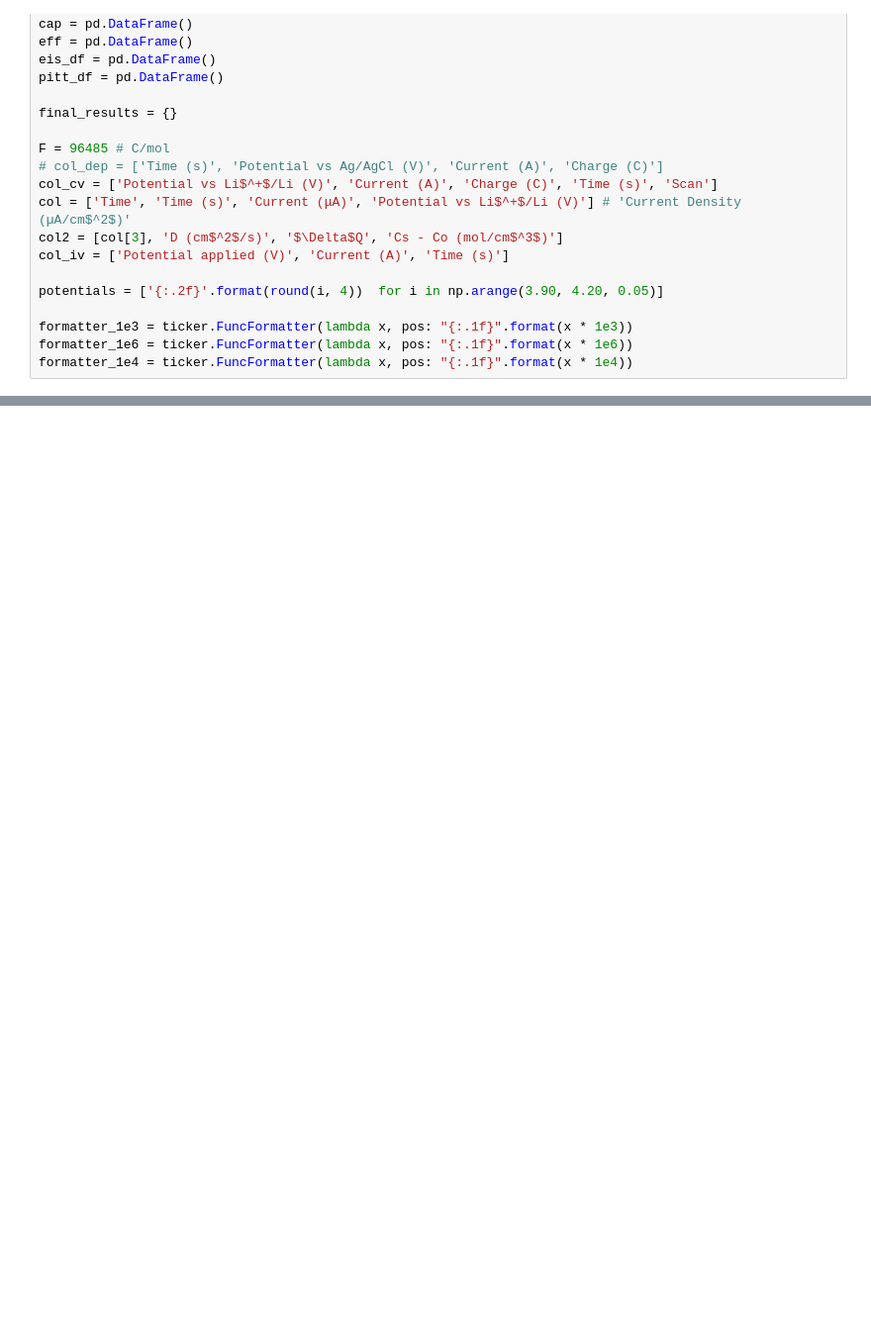
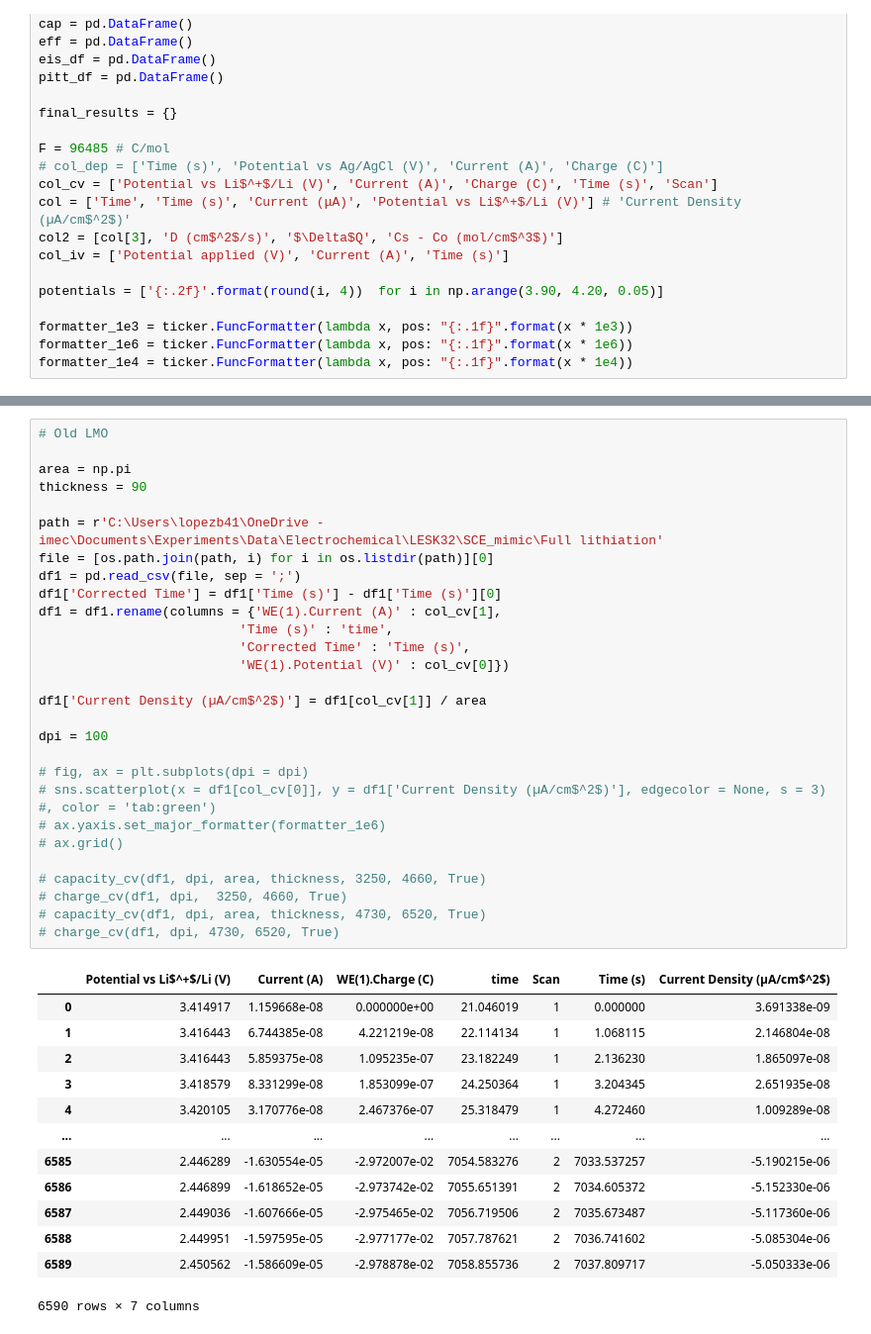
Before and after one commit to ridcil/Code, a Jupyter notebook: 2024/LMO_TiO2.ipynb, the cells around one changed output, grey strips where cells are left out. Shown at 99% size. Cells and saved outputs as stored; diff of their text form; blank space fills up the shorter version.

```diff
--- a/2024/LMO_TiO2.ipynb
+++ b/2024/LMO_TiO2.ipynb
@@ -77 +92,43 @@ def charge_cv(df, time_cut_off_beg, time_cut_off_end):
+# %%
+# Old LMO
+
+area = np.pi
+thickness = 90
+
+path = r'C:\Users\lopezb41\OneDrive - imec\Documents\Experiments\Data\Electrochemical\LESK32\SCE_mimic\Full lithiation'
+file = [os.path.join(path, i) for i in os.listdir(path)][0]
+df1 = pd.read_csv(file, sep = ';')
+df1['Corrected Time'] = df1['Time (s)'] - df1['Time (s)'][0]
+df1 = df1.rename(columns = {'WE(1).Current (A)' : col_cv[1],
+                          'Time (s)' : 'time',
+                          'Corrected Time' : 'Time (s)',
+                          'WE(1).Potential (V)' : col_cv[0]})
+
+df1['Current Density (µA/cm$^2$)'] = df1[col_cv[1]] / area
+
+dpi = 100
+
+# fig, ax = plt.subplots(dpi = dpi)
+# sns.scatterplot(x = df1[col_cv[0]], y = df1['Current Density (µA/cm$^2$)'], edgecolor = None, s = 3) #, color = 'tab:green')
+# ax.yaxis.set_major_formatter(formatter_1e6)
+# ax.grid()
+
+# capacity_cv(df1, dpi, area, thickness, 3250, 4660, True)
+# charge_cv(df1, dpi,  3250, 4660, True)
+# capacity_cv(df1, dpi, area, thickness, 4730, 6520, True)
+# charge_cv(df1, dpi, 4730, 6520, True)
+# %% [output]
+|  | Potential vs Li$^+$/Li (V) | Current (A) | WE(1).Charge (C) | time | Scan | Time (s) | Current Density (µA/cm$^2$) |
+| 0 | 3.414917 | 1.159668e-08 | 0.000000e+00 | 21.046019 | 1 | 0.000000 | 3.691338e-09 |
+| 1 | 3.416443 | 6.744385e-08 | 4.221219e-08 | 22.114134 | 1 | 1.068115 | 2.146804e-08 |
+| 2 | 3.416443 | 5.859375e-08 | 1.095235e-07 | 23.182249 | 1 | 2.136230 | 1.865097e-08 |
+| 3 | 3.418579 | 8.331299e-08 | 1.853099e-07 | 24.250364 | 1 | 3.204345 | 2.651935e-08 |
+| 4 | 3.420105 | 3.170776e-08 | 2.467376e-07 | 25.318479 | 1 | 4.272460 | 1.009289e-08 |
+| ... | ... | ... | ... | ... | ... | ... | ... |
+| 6585 | 2.446289 | -1.630554e-05 | -2.972007e-02 | 7054.583276 | 2 | 7033.537257 | -5.190215e-06 |
+| 6586 | 2.446899 | -1.618652e-05 | -2.973742e-02 | 7055.651391 | 2 | 7034.605372 | -5.152330e-06 |
+| 6587 | 2.449036 | -1.607666e-05 | -2.975465e-02 | 7056.719506 | 2 | 7035.673487 | -5.117360e-06 |
+| 6588 | 2.449951 | -1.597595e-05 | -2.977177e-02 | 7057.787621 | 2 | 7036.741602 | -5.085304e-06 |
+| 6589 | 2.450562 | -1.586609e-05 | -2.978878e-02 | 7058.855736 | 2 | 7037.809717 | -5.050333e-06 |
+6590 rows × 7 columns
 # %%
```
Also changed, not shown: parts of 3 cells of this notebook, 1 other file.
